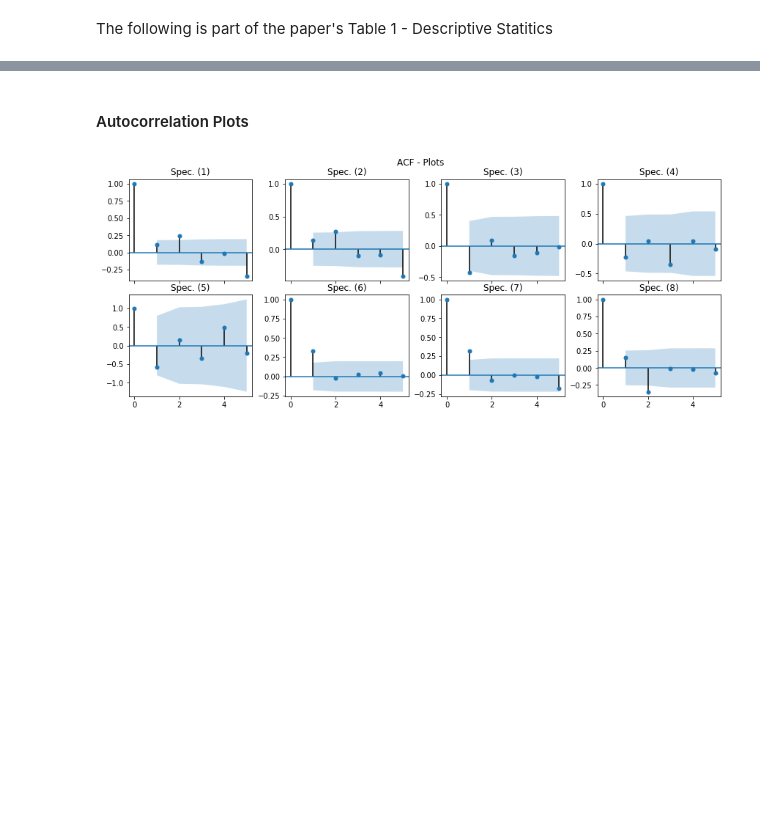
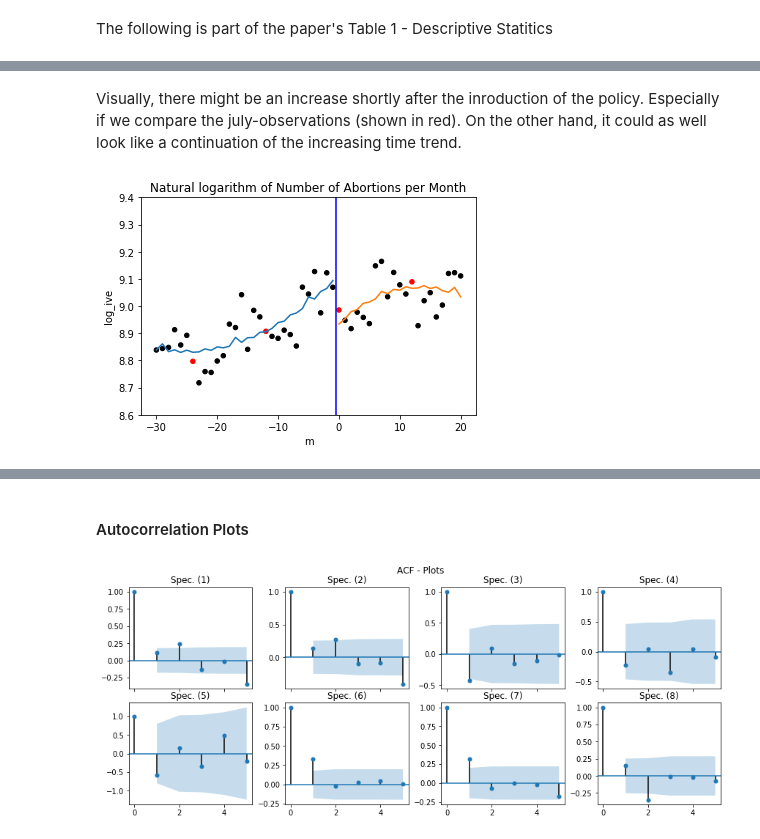
Before and after one commit to marclipfert/student-project-antonia-marc, a Jupyter notebook: student_project_Antonia_Marc.ipynb, the cells around one changed output, grey strips where cells are left out. Drawn from its saved outputs; the diff is of its cells as text; code cells hidden in the pictures; blank space fills up the shorter version.

```diff
--- a/student_project_Antonia_Marc.ipynb
+++ b/student_project_Antonia_Marc.ipynb
@@ -441,0 +485,6 @@ However, for abortions LG accounted for all three leap years as well and, theref
+# %% [markdown]
+Visually, there might be an increase shortly after the inroduction of the policy. Especially if we compare the july-observations (shown in red). On the other hand, it could as well look like a continuation of the increasing time trend.
+# %%
+RDD_plot_abortions(dfa, reg_list_a[1])
+# %% [output]
+[figure, added]
```
Also changed, not shown: parts of 36 cells of this notebook, 3 other files.
